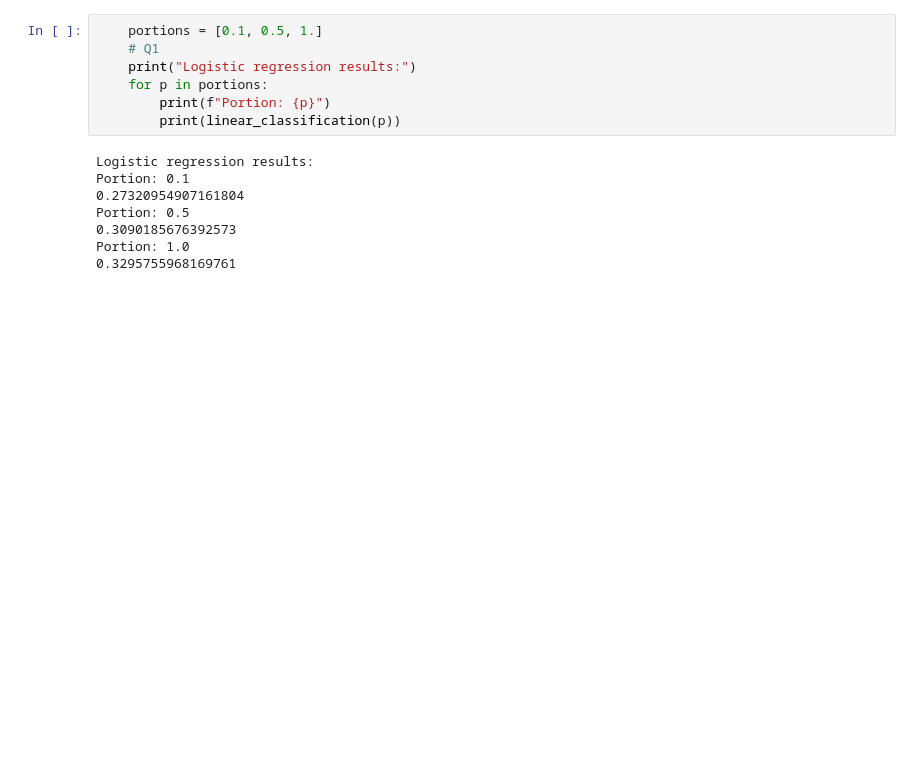
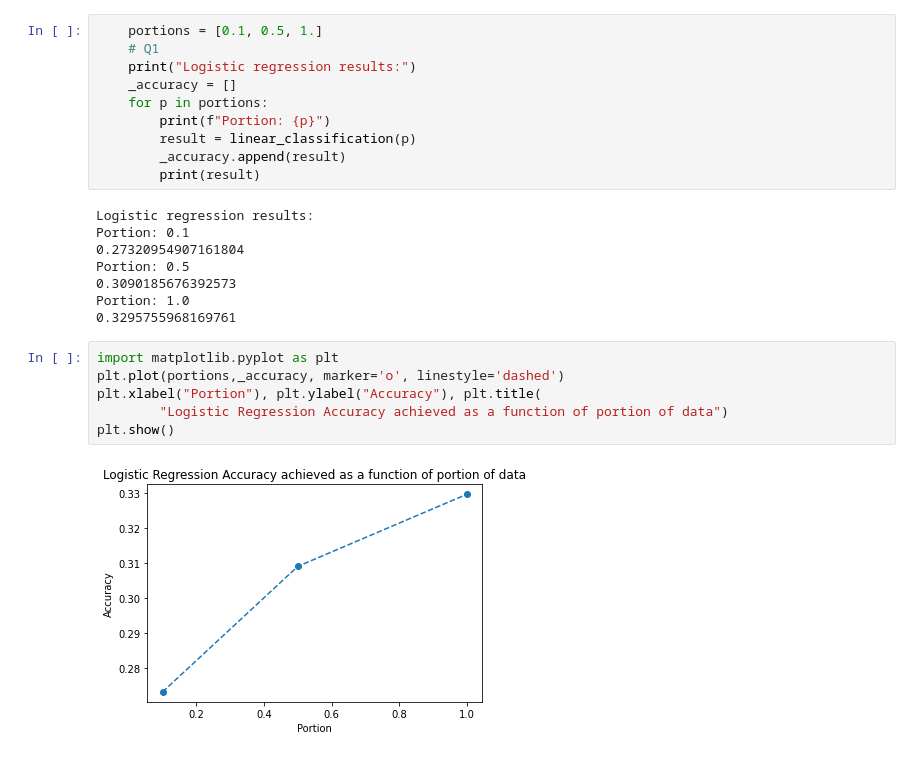
Before and after one commit to guymkaplan/IML.HUJI, a Jupyter notebook: Untitled1.ipynb, the cells around one changed output. Drawn from its saved outputs; the diff is of its cells as text; blank space fills up the shorter version.

```diff
--- a/Untitled1.ipynb
+++ b/Untitled1.ipynb
@@ -89,9 +89,12 @@ def linear_classification(portion=1.):
     portions = [0.1, 0.5, 1.]
     # Q1
     print("Logistic regression results:")
+    _accuracy = []
     for p in portions:
         print(f"Portion: {p}")
-        print(linear_classification(p))
+        result = linear_classification(p)
+        _accuracy.append(result)
+        print(result)
 # %% [output]
 Logistic regression results:
 Portion: 0.1
@@ -100,3 +103,11 @@ Portion: 0.5
 0.3090185676392573
 Portion: 1.0
 0.3295755968169761
+# %%
+import matplotlib.pyplot as plt
+plt.plot(portions,_accuracy, marker='o', linestyle='dashed')
+plt.xlabel("Portion"), plt.ylabel("Accuracy"), plt.title(
+        "Logistic Regression Accuracy achieved as a function of portion of data")
+plt.show()
+# %% [output]
+[figure, added]
```
Also changed, not shown: parts of 3 cells of this notebook.
